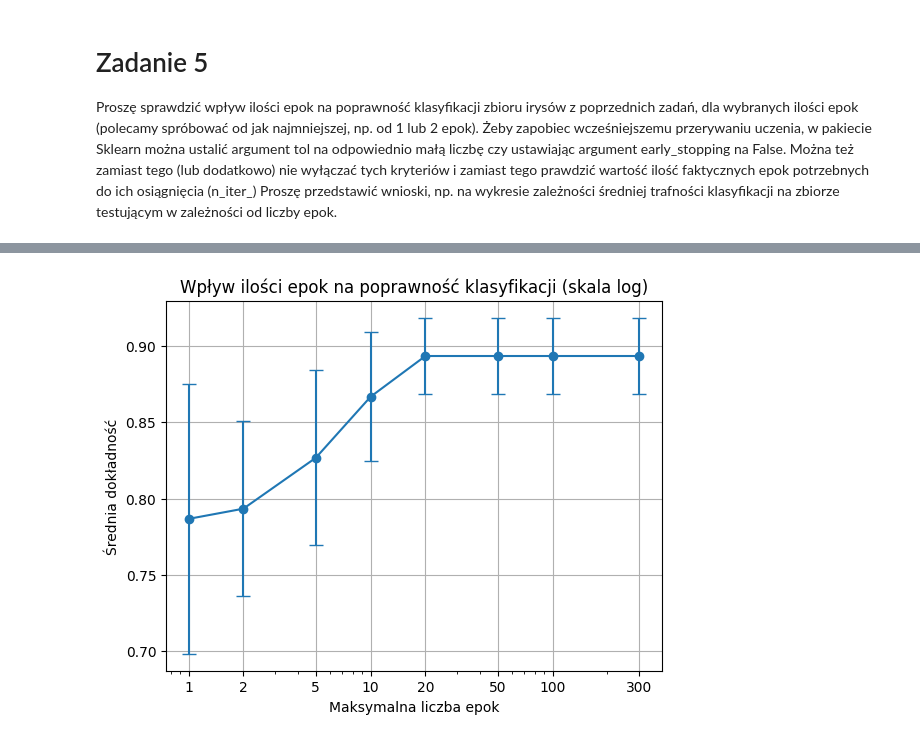
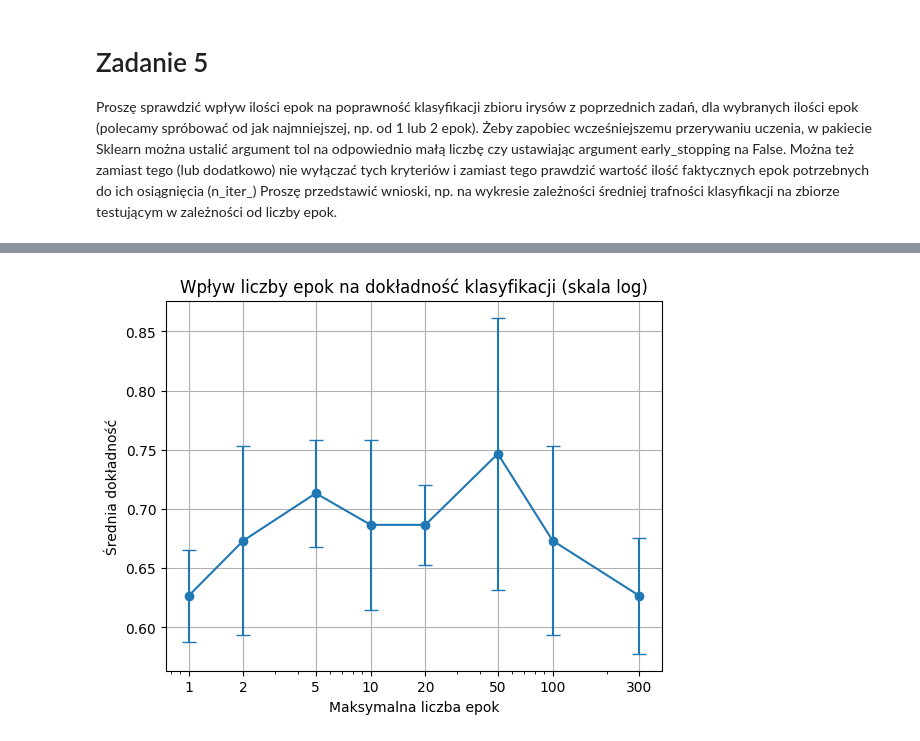
Before and after one commit to ZEN1X/MIO, a Jupyter notebook: lab01/lab01.ipynb, the cells around one changed output, grey strips where cells are left out. Saved outputs shown, nothing was run; the diff lists cells and outputs as text; code cells hidden in the pictures.

```diff
--- a/lab01/lab01.ipynb
+++ b/lab01/lab01.ipynb
@@ -326,64 +344,45 @@ plt.show()
 
 Proszę sprawdzić wpływ ilości epok na poprawność klasyfikacji zbioru irysów z poprzednich zadań, dla wybranych ilości epok (polecamy spróbować od jak najmniejszej, np. od 1 lub 2 epok). Żeby zapobiec wcześniejszemu przerywaniu uczenia, w pakiecie Sklearn można ustalić argument tol na odpowiednio małą liczbę czy ustawiając argument early_stopping na False. Można też zamiast tego (lub dodatkowo) nie wyłączać tych kryteriów i zamiast tego prawdzić wartość ilość faktycznych epok potrzebnych do ich osiągnięcia (n_iter_) Proszę przedstawić wnioski, np. na wykresie zależności średniej trafności klasyfikacji na zbiorze testującym w zależności od liczby epok.
 # %%
-import warnings
-from sklearn.exceptions import ConvergenceWarning
+def evaluate_epochs(epoch_values, num_iterations=5):
+    mean_accuracies = []
+    variances = []
+    n_iter_means = []
 
-X, y = iris.data, iris.target
+    for max_iter in epoch_values:
+        accuracies = []
+        n_iters = []
+        for i in range(num_iterations):
+            accuracy, cm, mean_iters = train_and_evaluate(0.8, max_iter)
+            accuracies.append(accuracy)
+            n_iters.append(mean_iters)
 
-# podział 80-20
-X_train, X_test, y_train, y_test = train_test_split(X, y, train_size=0.8, stratify=y, random_state=42)
+        mean_accuracies.append(np.mean(accuracies))
+        variances.append(np.var(accuracies))
+        n_iter_means.append(np.mean(n_iters))
 
-scaler = StandardScaler()
-X_train = scaler.fit_transform(X_train)
-X_test = scaler.transform(X_test)
+        print(f'Maksymalna liczba epok = {max_iter}: Średnia dokładność = {np.mean(accuracies):.4f}, Wariancja = {np.var(accuracies):.4f}, Średnia liczby iteracji = {np.mean(n_iters):.2f}')
 
-# liczby epok, na których wykonamy próby
+    # dokładność
+    plt.errorbar(epoch_values, mean_accuracies, yerr=np.sqrt(variances), fmt='-o', capsize=5)
+    plt.xscale('log')
+    plt.xticks(epoch_values, epoch_values)
+    plt.xlabel("Maksymalna liczba epok")
+    plt.ylabel("Średnia dokładność")
+    plt.title("Wpływ liczby epok na dokładność klasyfikacji (skala log)")
+    plt.grid(True)
+    plt.show()
+
+    # średnia liczby właściwej liczby iteracji
+    plt.plot(epoch_values, n_iter_means, '-o')
+    plt.xscale('log')
+    plt.xticks(epoch_values, epoch_values)
+    plt.xlabel("Maksymalna liczba epok")
+    plt.ylabel("Średnia właściwej liczby epok")
+    plt.title("Zależność właściwej liczby epok, od maksymalnej (skala log)")
+    plt.grid(True)
+    plt.show()
+
 epoch_values = [1, 2, 5, 10, 20, 50, 100, 300]
-
-mean_accuracies = [] # średnie obliczone dla 5 iteracji
-variances = [] # wariancje dla 5 iteracji
-n_iter_means = [] # średnie właściwych liczb epok
-
-for max_iter in epoch_values:
-    accuracies = [] # dokładność dla każdej z 5 iteracji
-    n_iter_list = [] # faktyczna liczba epok dla każdej z 5 iteracji
-    for i in range(5):
-        X_train_shuffled, y_train_shuffled = shuffle(X_train, y_train, random_state=i)
-
-        neuron = Perceptron(tol=1e-20, max_iter=max_iter, shuffle=True)
-        with warnings.catch_warnings():
-            warnings.simplefilter("ignore", category=ConvergenceWarning)
-            neuron.fit(X_train_shuffled, y_train_shuffled)
-        y_pred = neuron.predict(X_test)
-
-        acc = accuracy_score(y_test, y_pred)
-        accuracies.append(acc)
-        n_iter_list.append(neuron.n_iter_) # właściwa liczba epok
-
-    mean_acc = np.mean(accuracies)
-    var_acc = np.var(accuracies)
-    mean_accuracies.append(mean_acc)
-    variances.append(var_acc)
-    n_iter_means.append(np.mean(n_iter_list))
-
-    print(f"Maksymalna liczba epok = {max_iter}: Średnia dokładność = {mean_acc:.4f}, Wariancja = {var_acc:.4f}, Średnia liczby iteracji = {np.mean(n_iter_list):.2f}")
-
-plt.errorbar(epoch_values, mean_accuracies, yerr=np.sqrt(variances), fmt='-o', capsize=5)
-plt.xscale('log')
-plt.xticks(epoch_values, epoch_values)
-plt.xlabel("Maksymalna liczba epok")
-plt.ylabel("Średnia dokładność")
-plt.title("Wpływ ilości epok na poprawność klasyfikacji (skala log)")
-plt.grid(True)
-plt.show()
-
-plt.plot(epoch_values, n_iter_means, '-o')
-plt.xscale('log')
-plt.xticks(epoch_values, epoch_values)
-plt.xlabel("Maksymalna liczba epok")
-plt.ylabel("Średnia właściwej liczby epok")
-plt.title("Zależność właściwej liczby epok, od maksymalnej (skala log)")
-plt.grid(True)
-plt.show()
+evaluate_epochs(epoch_values)
 # %% [output]
@@ -398 +397 @@ Maksymalna liczba epok = 300: Średnia dokładność = 0.8933, Wariancja = 0.000
-[figure, old version]
+[figure, new version]
```
Also changed, not shown: parts of 6 cells of this notebook.
